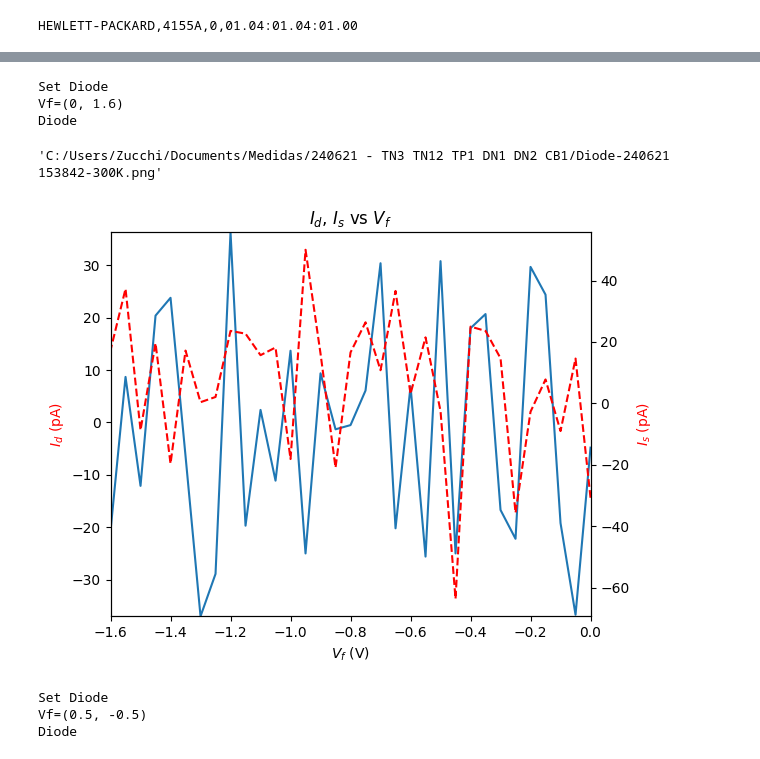
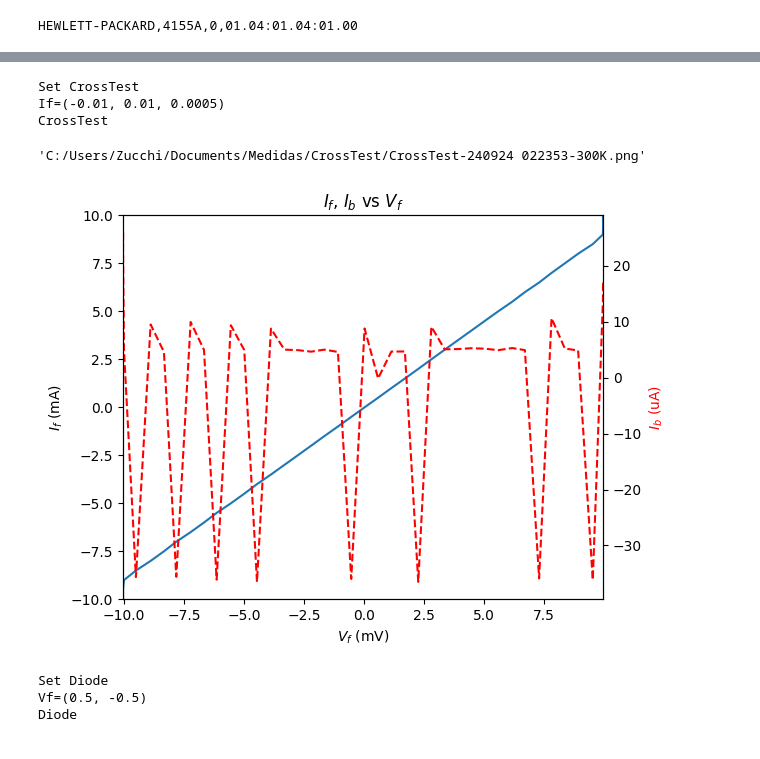
Before and after one commit to lszucchi/HPIB, a Jupyter notebook: bin/SingleMeasure.ipynb, the cells around one changed output, grey strips where cells are left out. Saved outputs shown, nothing was run; the diff lists cells and outputs as text; code cells hidden in the pictures.

```diff
--- a/bin/SingleMeasure.ipynb
+++ b/bin/SingleMeasure.ipynb
@@ -78,20 +78,20 @@ C:/Users/Zucchi/Documents/Medidas/240621 - TN3 TN12 TP1 DN1 DN2 CB1/
 # %%
-HP.SetDiode(0, -1.7, -0.05)
+HP.CrossTest('SMU3', -10e-3, 10e-3, 50e-5)
 HP.SetIntTime("MED")
 HP.SetHoldTime(0.01)
 
 now=datetime.datetime.now().strftime("%y%m%d %H%M%S")
 
 plotp=f"{path}{HP.term}-{now}-300K.csv"
 
 HP.SingleSave(plotp, timeout)
-Plot(plotp, "Vf", ["Id", "Is"])
+Plot(plotp, "Vf", ["If", "Ib"])
 # %% [output]
-Set Diode
-Vf=(0, 1.6)
-Diode
+Set CrossTest
+If=(-0.01, 0.01, 0.0005)
+CrossTest
-'C:/Users/Zucchi/Documents/Medidas/240621 - TN3 TN12 TP1 DN1 DN2 CB1/Diode-240621 153842-300K.png'
+'C:/Users/Zucchi/Documents/Medidas/CrossTest/CrossTest-240924 022353-300K.png'
-[figure, old version]
+[figure, new version]
 # %%
 HP.SingleDiode(0.5, -0.5, -.05, SMUP="SMU1", SMUN="SMU2")
 HP.SetIntTime("MED")
```
Also changed, not shown: parts of 2 cells of this notebook, 5 other files.
